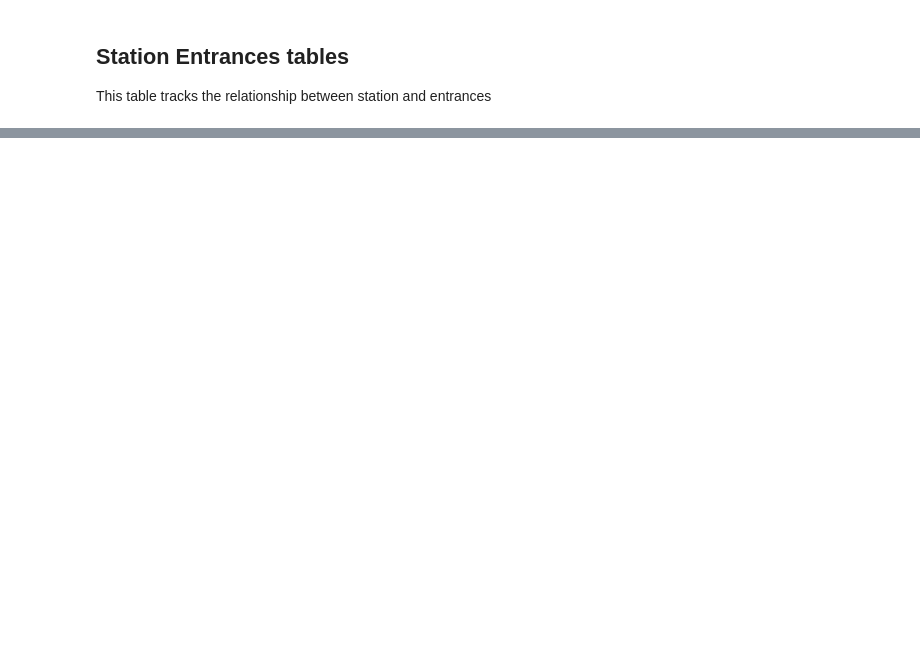
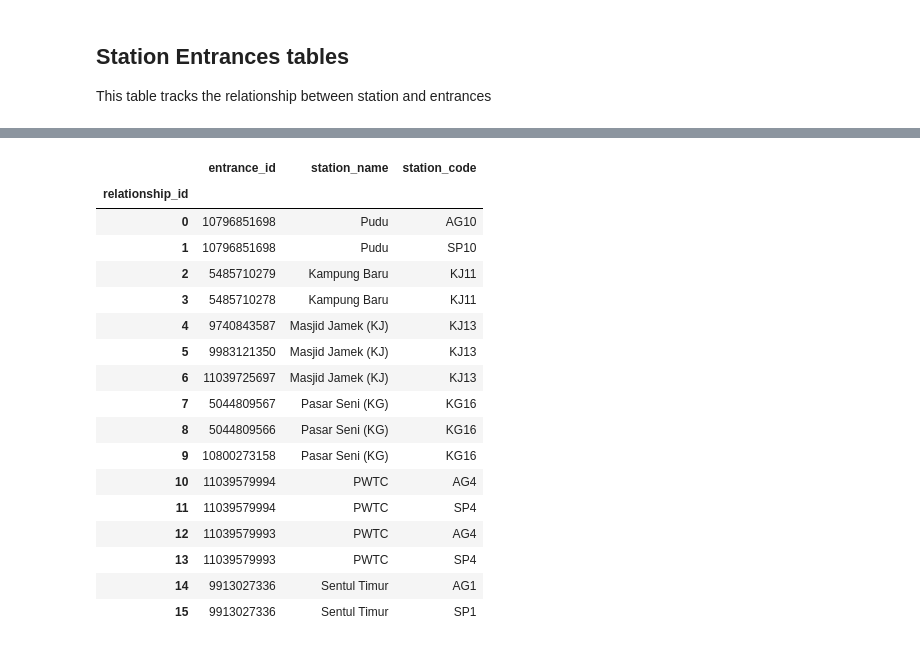
Before and after one commit to nabilersyad/transit-stations-database, a Jupyter notebook: 5_csv2supabase.ipynb, the cells around one changed output, grey strips where cells are left out. Drawn from its saved outputs; the diff is of its cells as text; code cells hidden in the pictures; blank space fills up the shorter version.

Commit message:
Completed supabase update notebook

```diff
--- a/5_csv2supabase.ipynb
+++ b/5_csv2supabase.ipynb
@@ -385,0 +444,15 @@ station_entrances_data = pd.read_csv(os.path.join(cleansed_data_directory, clean
+# %%
+# Retrieve station entrances table in local csv file
+cleansed_station_entrances= 'klang_valley_stations_entrances_relation_cleansed.csv'
+
+# read cleaned statuion entrances dataframes
+station_entrances_data_local = pd.read_csv(os.path.join(cleansed_data_directory, cleansed_station_entrances))
+
+#ensure NAs are in a posgres readable format
+station_entrances_data_local = station_entrances_data_local.where(pd.notna(station_entrances_data_local), None)
+
+#ensure index to be entrance_id because it is easier to work with
+station_entrances_data_local.set_index('relationship_id',inplace=True)
+station_entrances_data_local = station_entrances_data_local.sort_values(by='entrance_id')
+
+station_entrances_data_local
@@ -385,0 +474,12 @@ station_entrances_data = pd.read_csv(os.path.join(cleansed_data_directory, clean
+# %%
+# Retrieve entrances table from supabase
+
+response = supabase.table('station_entrances').select("*").execute()
+data,_ = response
+station_entrances_data_supa = pd.DataFrame(data[1])
+
+#ensure index to be entrance_id because it is easier to work with
+station_entrances_data_supa.set_index('relationship_id',inplace=True)
+station_entrances_data_supa = station_entrances_data_supa.sort_values(by='relationship_id')
+
+station_entrances_data_supa
@@ -385,0 +515,9 @@ station_entrances_data = pd.read_csv(os.path.join(cleansed_data_directory, clean
+# %%
+# Perform an outer join on the dataframes
+merged_station_entrances_data = pd.merge(station_entrances_data_local,station_entrances_data_supa,how='outer',left_index=True,right_index=True,indicator=True)
+
+# Case 1 and 2: rows exist in both dataframes
+both_station_entrances_data = merged_station_entrances_data[merged_station_entrances_data['_merge'] == 'both']
+both_station_entrances_data = both_station_entrances_data.drop(columns=['_merge'])
+
+merged_station_entrances_data['_merge'].value_counts()
@@ -385,0 +535,26 @@ station_entrances_data = pd.read_csv(os.path.join(cleansed_data_directory, clean
+# %%
+#Case 1
+identical_station_entrances_rows_mask = [station_entrances_data_local.loc[i, station_entrances_data_local.columns].equals(station_entrances_data_supa.loc[i, station_entrances_data_supa.columns])
+                        for i in both_station_entrances_data.index]
+identical_station_entrances_rows = both_station_entrances_data[identical_station_entrances_rows_mask]
+identical_station_entrances_rows = station_entrances_data_local.loc[identical_station_entrances_rows.index]
+identical_station_entrances_rows
+# %% [output]
+|  | entrance_id | station_name | station_code |
+| relationship_id |  |  |  |
+| 0 | 10796851698 | Pudu | AG10 |
+| 1 | 10796851698 | Pudu | SP10 |
+| 2 | 5485710279 | Kampung Baru | KJ11 |
+| 3 | 5485710278 | Kampung Baru | KJ11 |
+| 4 | 9740843587 | Masjid Jamek (KJ) | KJ13 |
+| 5 | 9983121350 | Masjid Jamek (KJ) | KJ13 |
+| 6 | 11039725697 | Masjid Jamek (KJ) | KJ13 |
+| 7 | 5044809567 | Pasar Seni (KG) | KG16 |
+| 8 | 5044809566 | Pasar Seni (KG) | KG16 |
+| 9 | 10800273158 | Pasar Seni (KG) | KG16 |
+| 10 | 11039579994 | PWTC | AG4 |
+| 11 | 11039579994 | PWTC | SP4 |
+| 12 | 11039579993 | PWTC | AG4 |
+| 13 | 11039579993 | PWTC | SP4 |
+| 14 | 9913027336 | Sentul Timur | AG1 |
+| 15 | 9913027336 | Sentul Timur | SP1 |
```
Also changed, not shown: parts of 58 cells of this notebook, 1 other file.
